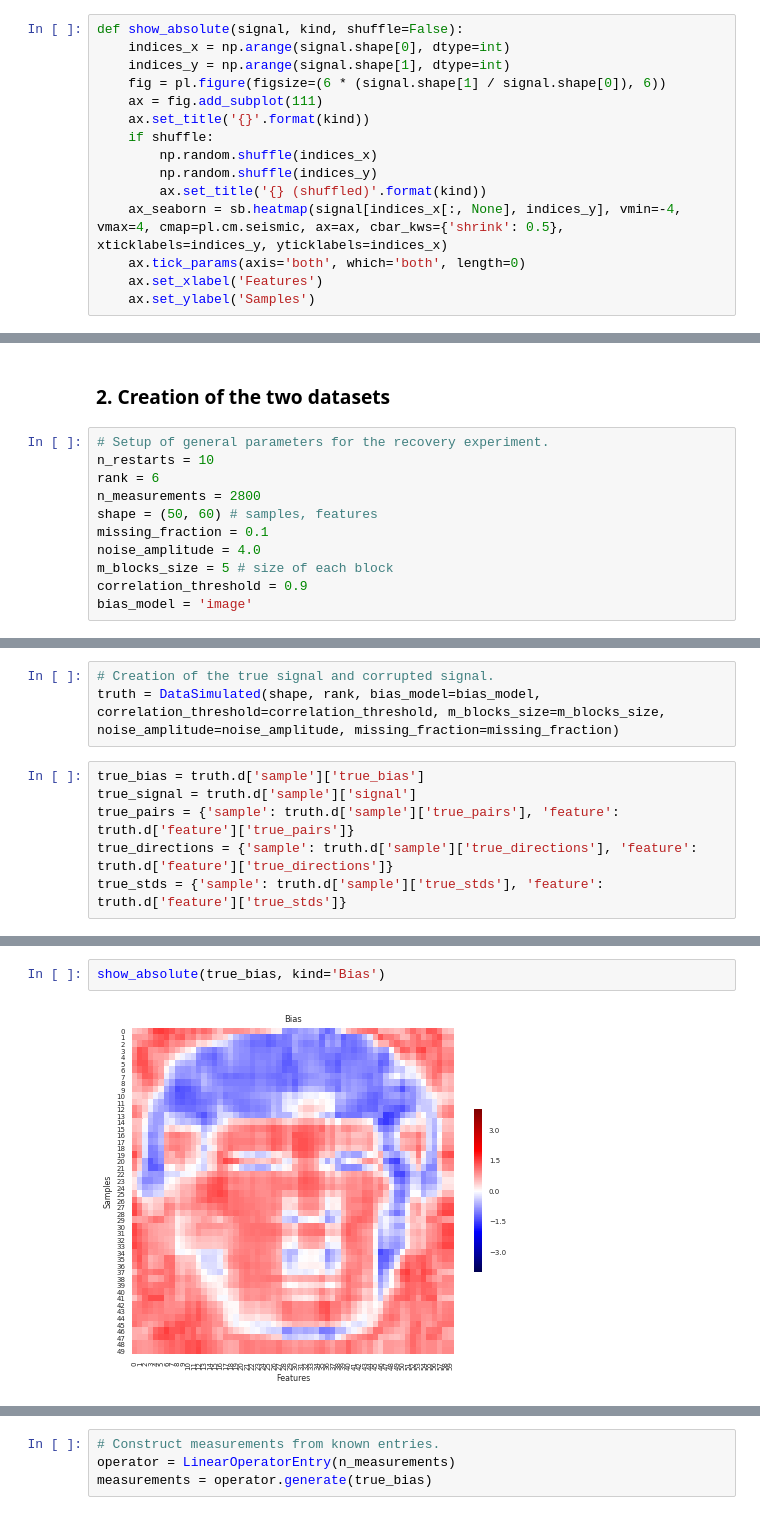
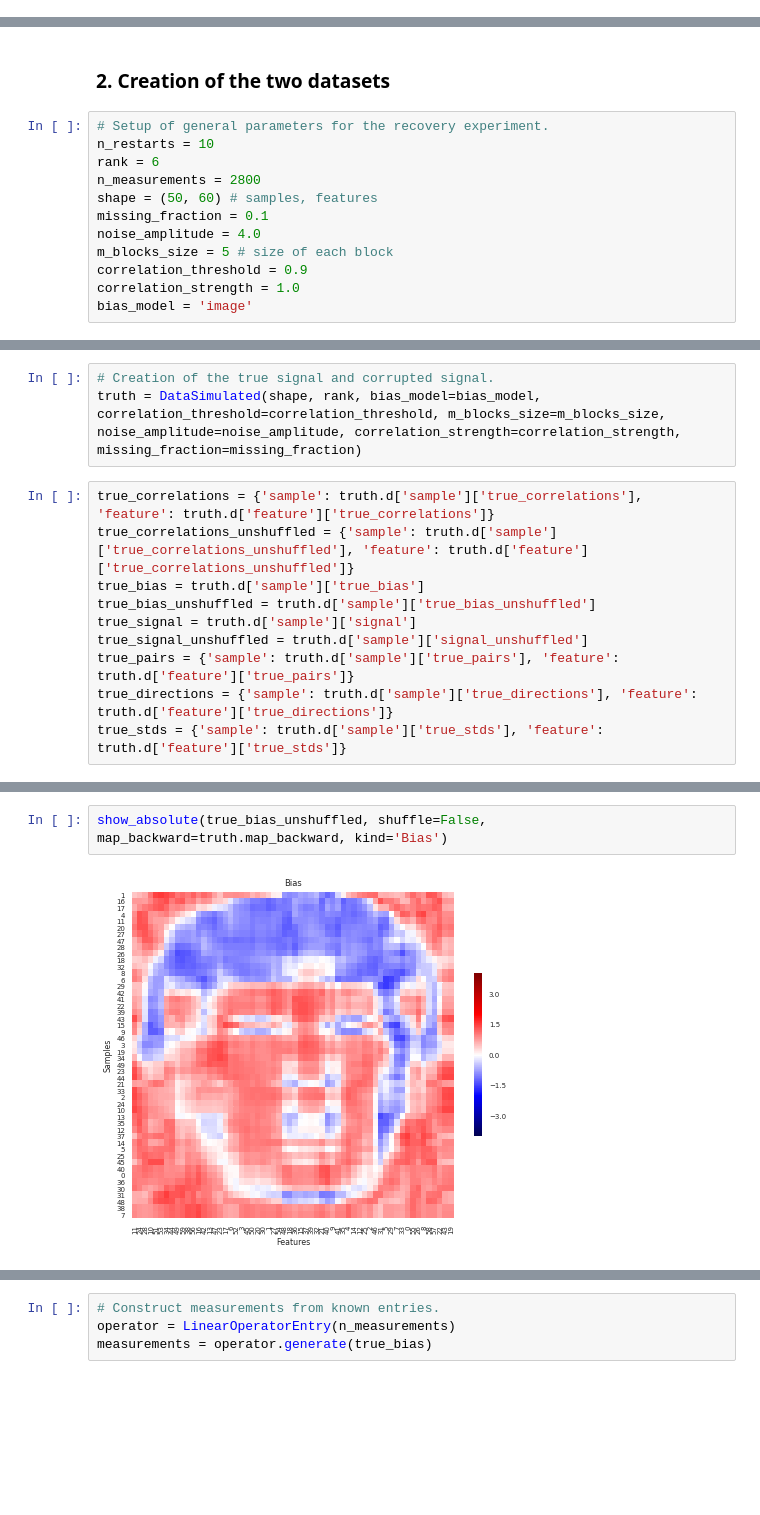
Before and after one commit to a378ec99/bcn, a Jupyter notebook: bcn/examples/Example.ipynb, the cells around one changed output, grey strips where cells are left out. Saved outputs shown, nothing was run; the diff lists cells and outputs as text; blank space fills up the shorter version.

```diff
--- a/bcn/examples/Example.ipynb
+++ b/bcn/examples/Example.ipynb
@@ -45,15 +34,0 @@ def indices_shuffled(shape):
-# %%
-def show_absolute(signal, kind, shuffle=False):
-    indices_x = np.arange(signal.shape[0], dtype=int)
-    indices_y = np.arange(signal.shape[1], dtype=int)
-    fig = pl.figure(figsize=(6 * (signal.shape[1] / signal.shape[0]), 6))
-    ax = fig.add_subplot(111)
-    ax.set_title('{}'.format(kind))
-    if shuffle:
-        np.random.shuffle(indices_x)
-        np.random.shuffle(indices_y)
-        ax.set_title('{} (shuffled)'.format(kind))
-    ax_seaborn = sb.heatmap(signal[indices_x[:, None], indices_y], vmin=-4, vmax=4, cmap=pl.cm.seismic, ax=ax, cbar_kws={'shrink': 0.5}, xticklabels=indices_y, yticklabels=indices_x)
-    ax.tick_params(axis='both', which='both', length=0)
-    ax.set_xlabel('Features')
-    ax.set_ylabel('Samples')
@@ -102,4 +44,5 @@ missing_fraction = 0.1
 noise_amplitude = 4.0
 m_blocks_size = 5 # size of each block
 correlation_threshold = 0.9
+correlation_strength = 1.0
 bias_model = 'image'
@@ -113,9 +49,13 @@ possible_measurements(shape, missing_fraction, m_blocks_size=m_blocks_size)
 # %%
 # Creation of the true signal and corrupted signal.
-truth = DataSimulated(shape, rank, bias_model=bias_model, correlation_threshold=correlation_threshold, m_blocks_size=m_blocks_size, noise_amplitude=noise_amplitude, missing_fraction=missing_fraction)
+truth = DataSimulated(shape, rank, bias_model=bias_model, correlation_threshold=correlation_threshold, m_blocks_size=m_blocks_size, noise_amplitude=noise_amplitude, correlation_strength=correlation_strength, missing_fraction=missing_fraction)
 # %%
+true_correlations = {'sample': truth.d['sample']['true_correlations'], 'feature': truth.d['feature']['true_correlations']}
+true_correlations_unshuffled = {'sample': truth.d['sample']['true_correlations_unshuffled'], 'feature': truth.d['feature']['true_correlations_unshuffled']}
 true_bias = truth.d['sample']['true_bias']
+true_bias_unshuffled = truth.d['sample']['true_bias_unshuffled']
 true_signal = truth.d['sample']['signal']
+true_signal_unshuffled = truth.d['sample']['signal_unshuffled']
 true_pairs = {'sample': truth.d['sample']['true_pairs'], 'feature': truth.d['feature']['true_pairs']}
 true_directions = {'sample': truth.d['sample']['true_directions'], 'feature': truth.d['feature']['true_directions']}
 true_stds = {'sample': truth.d['sample']['true_stds'], 'feature': truth.d['feature']['true_stds']}
@@ -162,7 +120,7 @@ show_independences(true_signal, true_pairs, 'feature')
 # %%
-show_absolute(true_bias, kind='Bias')
+show_absolute(true_bias_unshuffled, shuffle=False, map_backward=truth.map_backward, kind='Bias')
 # %% [output]
-[figure, old version]
+[figure, new version]
 # %%
 show_absolute(true_bias, kind='Bias', shuffle=True)
 # %% [output]
```
Also changed, not shown: parts of 34 cells of this notebook, 2 other files.
